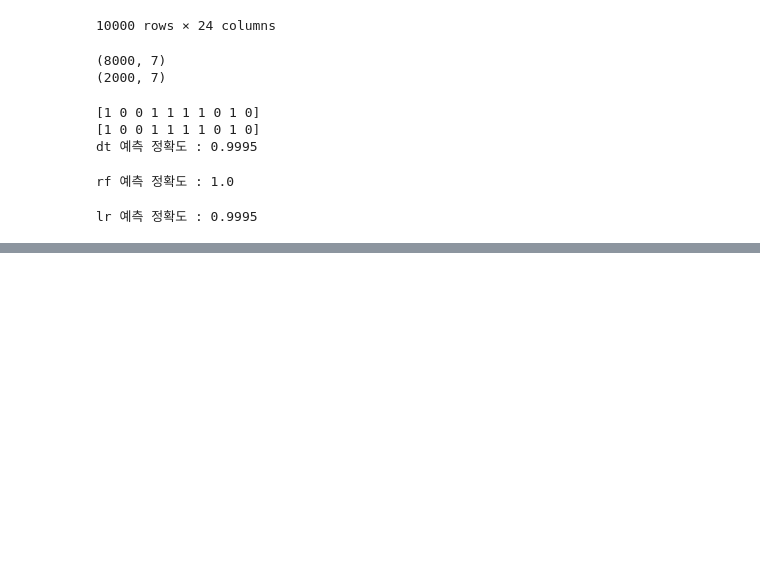
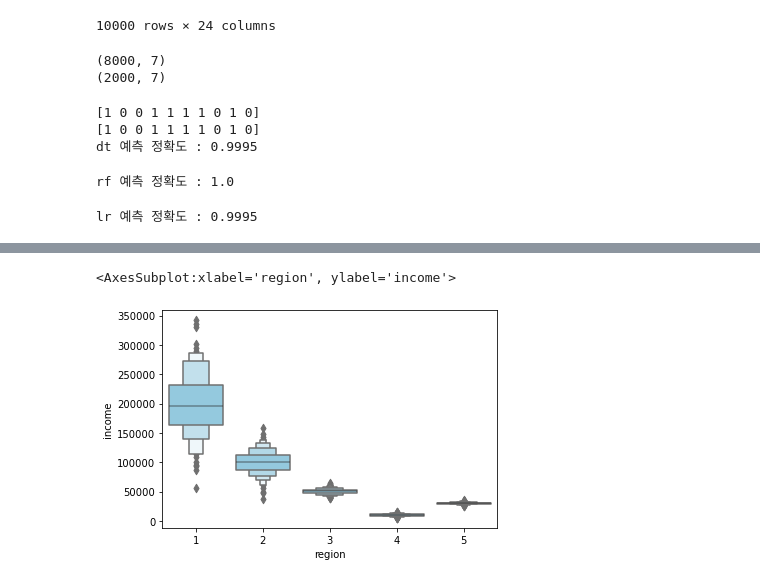
Before and after one commit to zivary/Working-with-data, a Jupyter notebook: 고객거래데이터_cakd_07_맛집트레블러.ipynb, the cells around one changed output, grey strips where cells are left out. Cells and saved outputs as stored; diff of their text form; code cells hidden in the pictures; blank space fills up the shorter version.

```diff
--- a/고객거래데이터_cakd_07_맛집트레블러.ipynb
+++ b/고객거래데이터_cakd_07_맛집트레블러.ipynb
@@ -446,0 +447,4 @@ random.seed(0)
+# %%
+customer = pd.DataFrame(columns=['cusno', 'region', 'gender', 'age',  'income', 'grade_20',
+                        'grade_21', 'ARPPU_20', 'ARPPU_21', 'AVC_20', 'AVC_21', 'ASC_20', 'ASC_21'])
+customer
@@ -447,3 +453,34 @@ random.seed(0)
+# %%
+# 고객 번호 : cusno
+customer.cusno = np.arange(10000, 11000)
+
+# 거주 지역 : region
+a = np.random.randint(1, 2, size=100).tolist()
+b = np.random.randint(2, 3, size=150).tolist()
+c = np.random.randint(3, 4, size=300).tolist()
+d = np.random.randint(4, 5, size=200).tolist()
+e = np.random.randint(5, 6, size=250).tolist()
+li = a+b+c+d+e
+random.shuffle(li)
+customer.region = li
+
+# 소득 : income
+# average.
+customer.income[customer.region == 1] = np.random.normal(10, 3, 100)*20000
+customer.income[customer.region == 2] = np.random.normal(10, 2, 150)*10000
+customer.income[customer.region == 3] = np.random.normal(10, 1, 300)*5000
+customer.income[customer.region == 4] = np.random.normal(10, 2, 200)*1000
+customer.income[customer.region == 5] = np.random.normal(10, 0.5, 250)*3000
+customer.income = customer.income.map(lambda x: int(x))
+
+# c_r = customer.groupby(['region'])
+sns.boxenplot(x='region', y='income', data=customer, color='skyblue')
+
+
+# customer['region']
+# %% [output]
+<AxesSubplot:xlabel='region', ylabel='income'>
+[figure, added]
 # %%
 # 고객 번호
 cusno = np.arange(10000, 11000)
```
Also changed, not shown: parts of 40 cells of this notebook.
